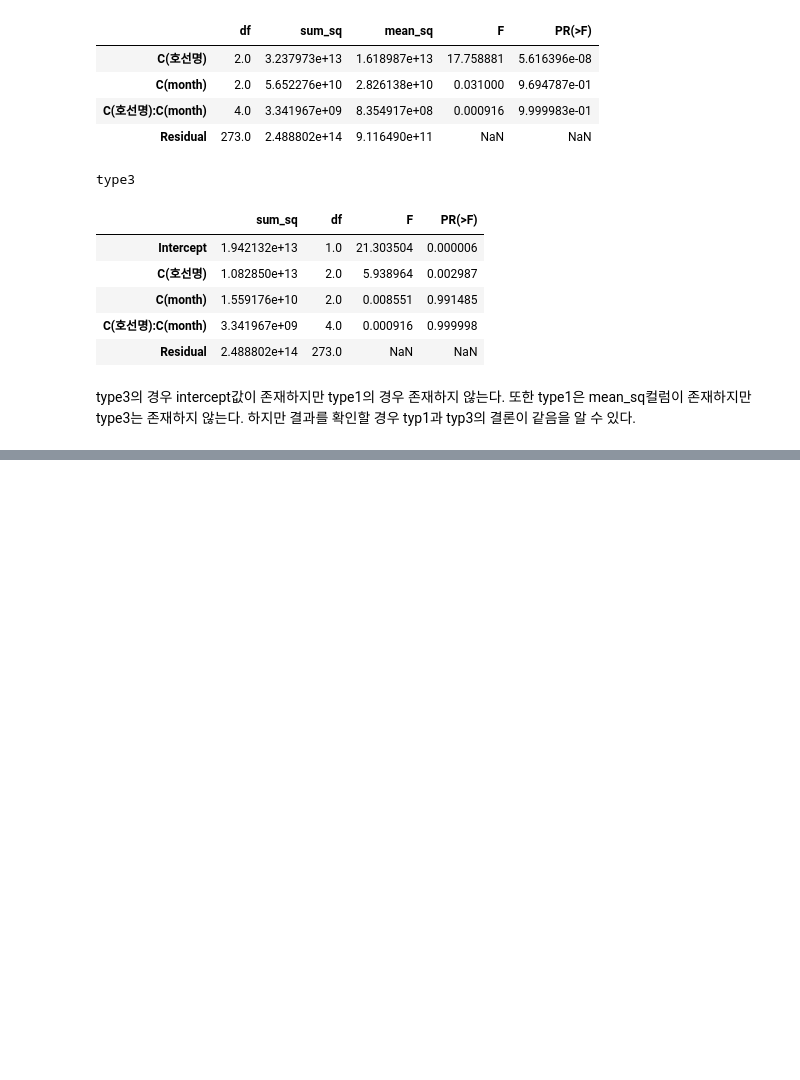
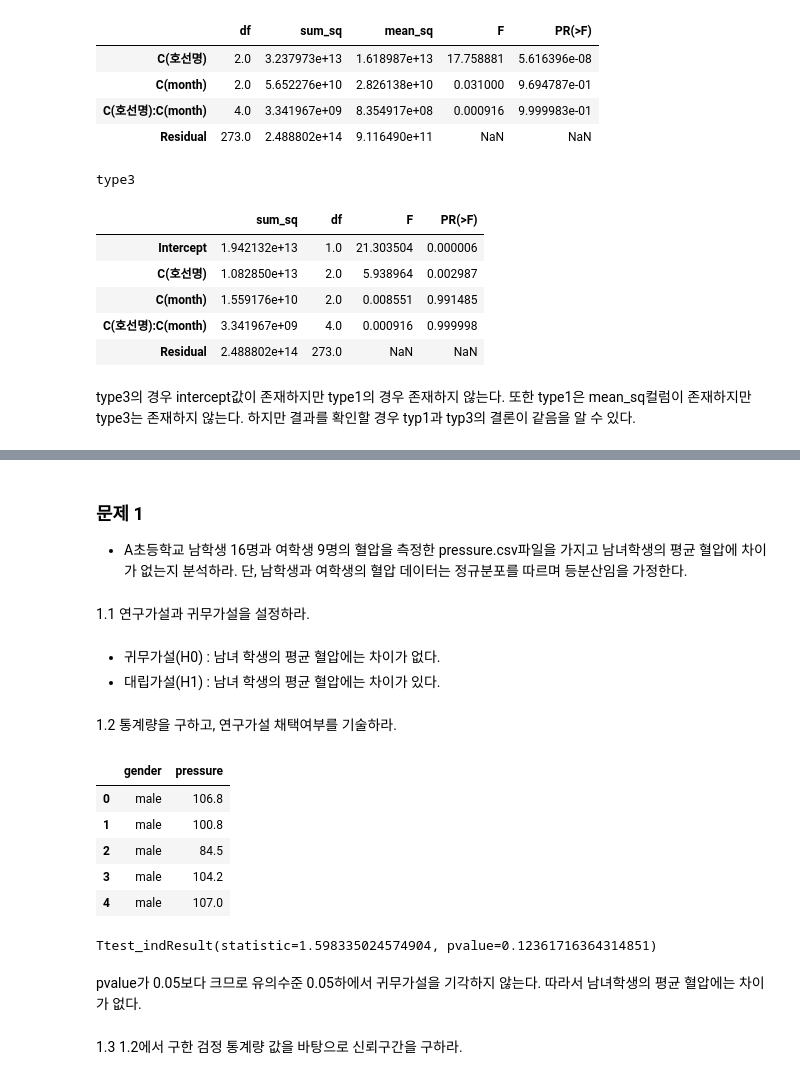
Before and after one commit to HyeonJiGu/ADP-study, a Jupyter notebook: 7주차/[sybae]ttest+anova_230714.ipynb, the cells around one changed output, grey strips where cells are left out. Drawn from its saved outputs; the diff is of its cells as text; code cells hidden in the pictures; blank space fills up the shorter version.

```diff
--- a/7주차/[sybae]ttest+anova_230714.ipynb
+++ b/7주차/[sybae]ttest+anova_230714.ipynb
@@ -286,0 +289,10 @@ type3의 경우 intercept값이 존재하지만 type1의 경우 존재하지 않
+# %% [markdown]
+### 문제 1
+- A초등학교 남학생 16명과 여학생 9명의 혈압을 측정한 pressure.csv파일을 가지고 남녀학생의 평균 혈압에 차이가 없는지 분석하라. 단, 남학생과 여학생의 혈압 데이터는 정규분포를 따르며 등분산임을 가정한다.
+# %% [markdown]
+1.1 연구가설과 귀무가설을 설정하라.
+# %% [markdown]
+- 귀무가설(H0) : 남녀 학생의 평균 혈압에는 차이가 없다.
+- 대립가설(H1) : 남녀 학생의 평균 혈압에는 차이가 있다.
+# %% [markdown]
+1.2 통계량을 구하고, 연구가설 채택여부를 기술하라.
@@ -286,0 +301,13 @@ type3의 경우 intercept값이 존재하지만 type1의 경우 존재하지 않
+# %%
+### 문제 데이터
+import pandas as pd
+
+df= pd.read_csv('https://raw.githubusercontent.com/Datamanim/datarepo/main/adp/26/pressure.csv')
+df.head()
+# %% [output]
+|  | gender | pressure |
+| 0 | male | 106.8 |
+| 1 | male | 100.8 |
+| 2 | male | 84.5 |
+| 3 | male | 104.2 |
+| 4 | male | 107.0 |
@@ -286,0 +317,8 @@ type3의 경우 intercept값이 존재하지만 type1의 경우 존재하지 않
+# %%
+stats.ttest_ind(male, female, equal_var = True)  ## 등분산임을 가정하므로 equal_var를 True로 설정한다.
+# %% [output]
+Ttest_indResult(statistic=1.598335024574904, pvalue=0.12361716364314851)
+# %% [markdown]
+pvalue가 0.05보다 크므로 유의수준 0.05하에서 귀무가설을 기각하지 않는다. 따라서 남녀학생의 평균 혈압에는 차이가 없다.
+# %% [markdown]
+1.3 1.2에서 구한 검정 통계량 값을 바탕으로 신뢰구간을 구하라.
```
Also changed, not shown: parts of 29 cells of this notebook.
